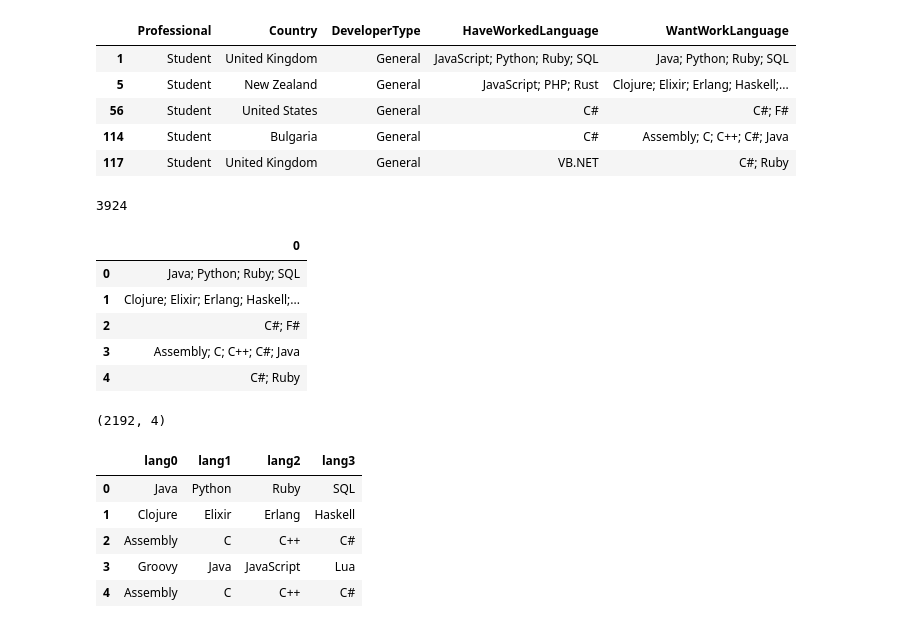
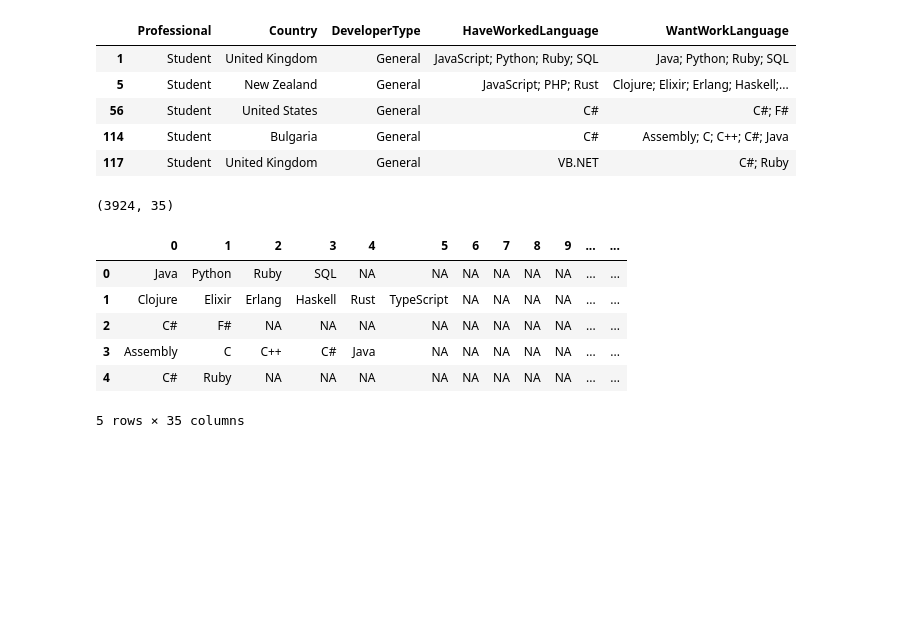
Before and after one commit to nirantak/data_mining_association, a Jupyter notebook: data_cleaning.ipynb, the cells around one changed output. Drawn from its saved outputs; the diff is of its cells as text; code cells hidden in the pictures; blank space fills up the shorter version.

```diff
--- a/data_cleaning.ipynb
+++ b/data_cleaning.ipynb
@@ -36,35 +35,18 @@ df.head()
 | 56 | Student | United States | General | C# | C#; F# |
 | 114 | Student | Bulgaria | General | C# | Assembly; C; C++; C#; Java |
 | 117 | Student | United Kingdom | General | VB.NET | C#; Ruby |
-# %%
-np.savetxt("language.csv", df['WantWorkLanguage'], delimiter=",", newline='\n', fmt='%s')
-print(len(df['WantWorkLanguage']))
-# %% [output]
-3924
-# %%
-df = pd.read_csv('language.csv', header=None)
-df.head()
-# %% [output]
-|  | 0 |
-| 0 | Java; Python; Ruby; SQL |
-| 1 | Clojure; Elixir; Erlang; Haskell;... |
-| 2 | C#; F# |
-| 3 | Assembly; C; C++; C#; Java |
-| 4 | C#; Ruby |
 # %%
-df2 = pd.DataFrame(df[0].str.split(';').values.tolist())
-n=4
-df2 = df2.loc[:,0:n-1]
-df2 = df2.dropna(axis=0, how='any')
-df2.to_csv('language_data.csv', sep=',', header=[f'lang{i}' for i in range(n)], index=False)
-df3 = pd.read_csv('language_data.csv')
-print(df3.shape)
-df3.head()
+df2 = pd.DataFrame(df['WantWorkLanguage'].str.split(';').values.tolist())
+df2.fillna('NA', inplace=True)
+df2.to_csv('language_data.csv', sep=',', header=[f'lang{i}' for i in range(len(df2.columns))], index=False)
+print(df2.shape)
+df2.head()
 # %% [output]
-(2192, 4)
+(3924, 35)
-|  | lang0 | lang1 | lang2 | lang3 |
-| 0 | Java | Python | Ruby | SQL |
-| 1 | Clojure | Elixir | Erlang | Haskell |
-| 2 | Assembly | C | C++ | C# |
-| 3 | Groovy | Java | JavaScript | Lua |
-| 4 | Assembly | C | C++ | C# |
+|  | 0 | 1 | 2 | 3 | 4 | 5 | 6 | 7 | 8 | 9 | ... | ... |
+| 0 | Java | Python | Ruby | SQL | NA | NA | NA | NA | NA | NA | ... | ... |
+| 1 | Clojure | Elixir | Erlang | Haskell | Rust | TypeScript | NA | NA | NA | NA | ... | ... |
+| 2 | C# | F# | NA | NA | NA | NA | NA | NA | NA | NA | ... | ... |
+| 3 | Assembly | C | C++ | C# | Java | NA | NA | NA | NA | NA | ... | ... |
+| 4 | C# | Ruby | NA | NA | NA | NA | NA | NA | NA | NA | ... | ... |
+5 rows × 35 columns
```
Also changed, not shown: parts of 2 cells of this notebook, 7 other files.
